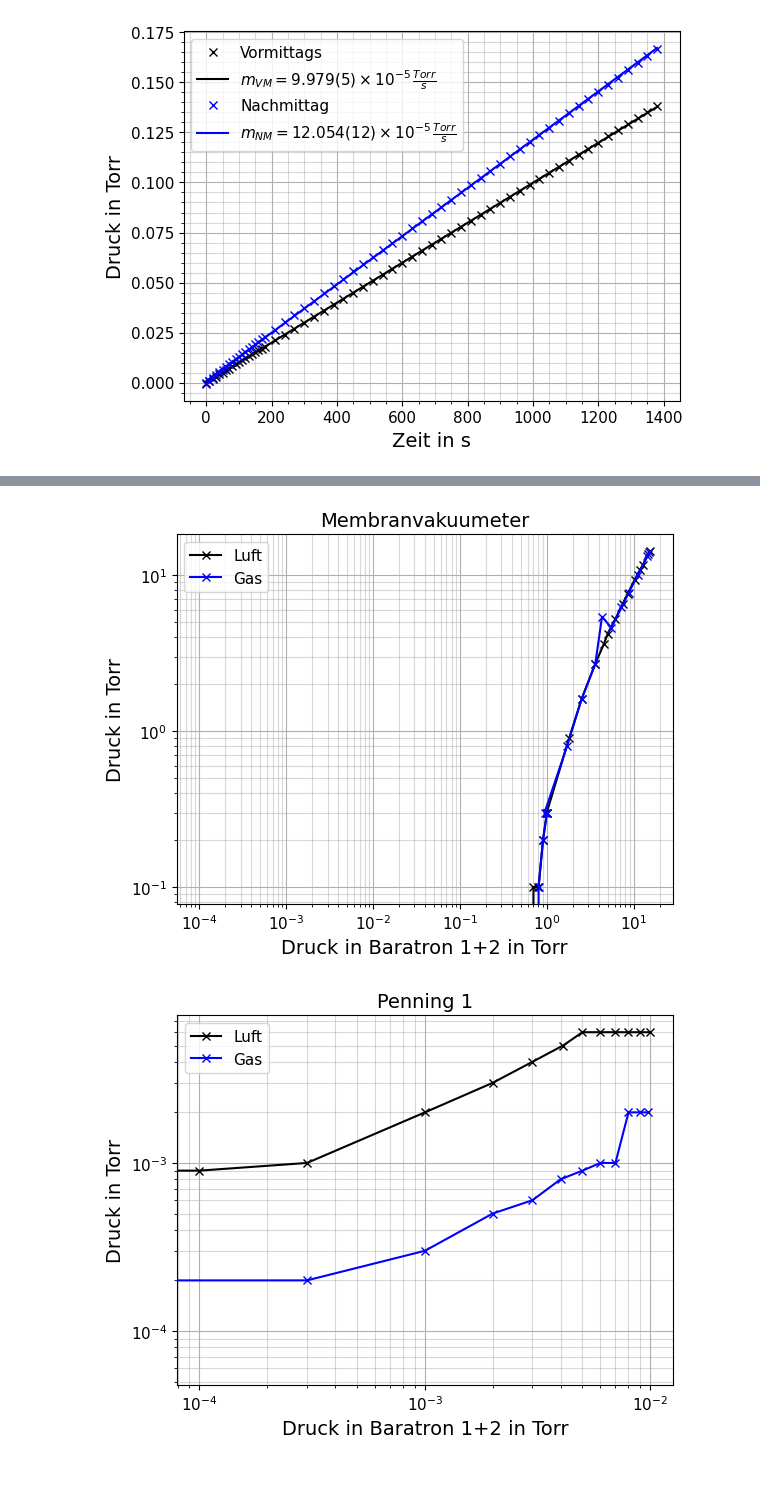
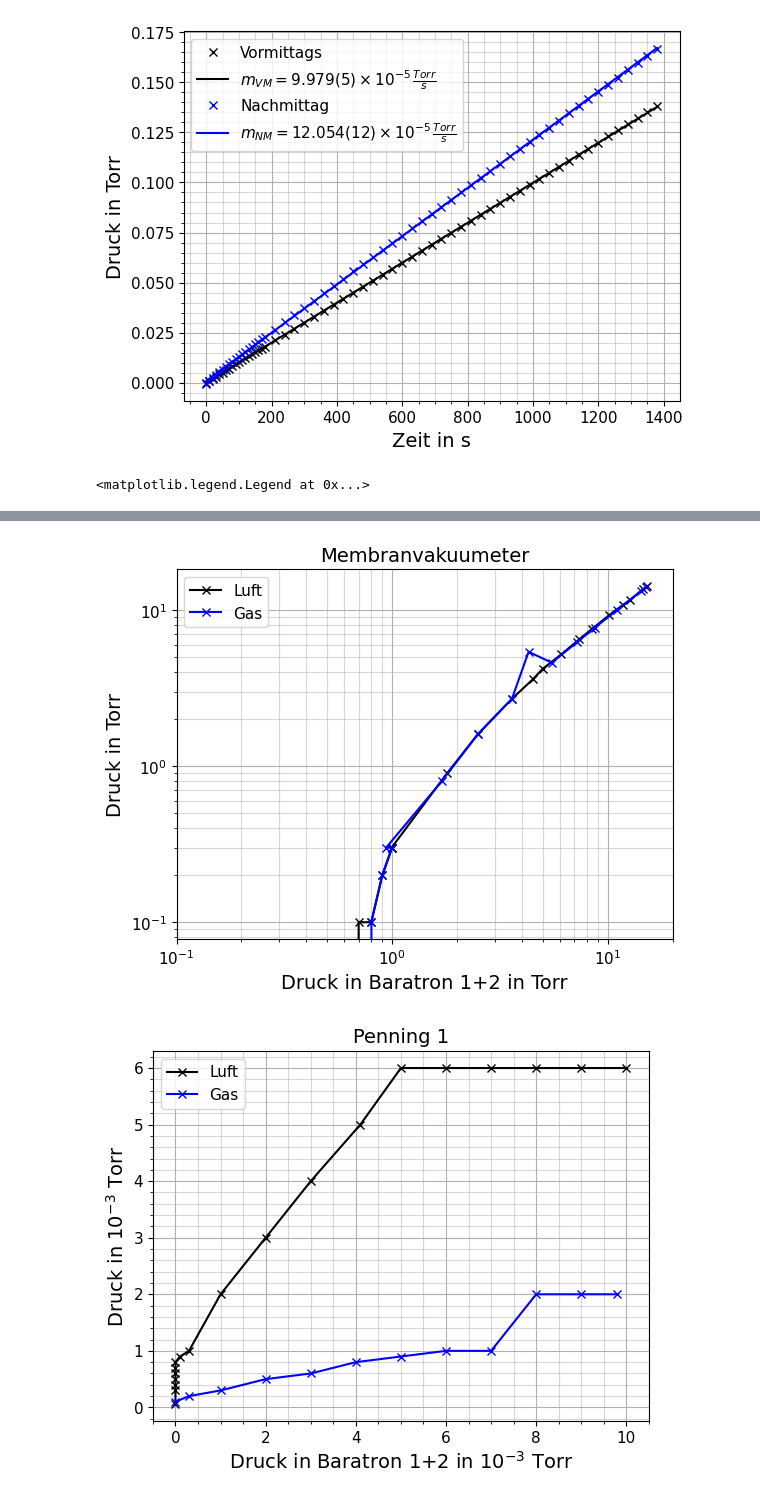
Before and after one commit to NicolasRohrbeck/fprak, a Jupyter notebook: scripts/vakuum.ipynb, the cells around one changed output, grey strips where cells are left out. Cells and saved outputs as stored; diff of their text form; code cells hidden in the pictures.

Commit message:
Vakuum Bis Korrekturfaktor

```diff
--- a/scripts/vakuum.ipynb
+++ b/scripts/vakuum.ipynb
@@ -71,10 +71,10 @@ import numpy as np
 import matplotlib.pyplot as plt
 
 dv, bar1, bar2, mem, pen1, pir, ioni = np.genfromtxt(r'../Messdaten/20260427_Vakuum/druckmesskopfkennlinie_luft.csv', skip_header=1, unpack=True, delimiter=',', missing_values="", filling_values=np.nan)
-luft = (dv, bar1, bar2, mem, pen1, pir/10, ioni)
+luft = (dv, bar1, bar2, mem, pen1, pir/10, ioni*0.75) # ionivac in Torr statt mbar
 
 dv, bar1, bar2, mem, pen1, pir, ioni = np.genfromtxt(r'../Messdaten/20260427_Vakuum/druckmesskopfkennlinie_he.csv', skip_header=1, unpack=True, delimiter=',', missing_values="", filling_values=np.nan)
-he = (dv, bar1, bar2, mem, pen1, pir/10, ioni)
+he = (dv, bar1, bar2, mem, pen1, pir/10, ioni*0.75) # pirani in mV statt 0.1 mV
 
 
 xluft = np.append(luft[1][:13], luft[2][13:])
@@ -90,12 +90,22 @@ meter = {"Gasfluss":(luft[0], he[0]),
 
 for key in meter.keys():
     fig, ax = plt.subplots()
-    ax.plot(xluft, meter[key][0], "x-k", label="Luft")
-    ax.plot(xhe, meter[key][1], "x-b", label="Gas")
-    if key != "Gasfluss":
+    if key == "Ionivac" or key == "Penning 1":
+        ax.plot(xluft*1e3, meter[key][0]*1e3, "x-k", label="Luft")
+        ax.plot(xhe*1e3, meter[key][1]*1e3, "x-b", label="Gas")
+    else:
+        ax.plot(xluft, meter[key][0], "x-k", label="Luft")
+        ax.plot(xhe, meter[key][1], "x-b", label="Gas")
+    if key == "Gasfluss":
+        ax.set_xscale("log")
+    elif key == "Penning 1" or key == "Ionivac":
+        #ax.set_yscale("log")
+        pass
+    else:
         ax.loglog()
-    else:
-        ax.set_xscale("log")
+
+    if key == "Membranvakuumeter":
+        ax.set_xlim(1e-1,20)
 
     ax.set_title(key, fontsize=14)
 
@@ -103,7 +113,10 @@ for key in meter.keys():
     if key == "Pirani":
         ax.set_ylabel("Heizspannung in mV", fontsize=14)
     elif key == "Gasfluss":
-        ax.set_ylabel("Gasfluss in ")
+        ax.set_ylabel("Gasfluss Digitale Positionsanzeige", fontsize=14)
+    elif key == "Ionivac" or key == "Penning 1":
+        ax.set_ylabel(r"Druck in $10^{-3}$ Torr", fontsize=14)
+        ax.set_xlabel(r"Druck in Baratron 1+2 in $10^{-3}$ Torr", fontsize=14)
     else:
         ax.set_ylabel("Druck in Torr", fontsize=14)
     ax.tick_params(labelsize=11)
@@ -112,4 +125,24 @@ for key in meter.keys():
     ax.grid(which='major')
     ax.grid(which='minor', alpha=0.5)
     ax.legend(fontsize=11)
+
+    #fig.savefig(f"../Bilder/Vakuum/{key}.pdf")
+
+iopenfig, iopenax = plt.subplots()
+iopenax.plot(meter["Penning 1"][0], meter["Ionivac"][0], "x-k", label="Luft")
+iopenax.plot(meter["Penning 1"][1], meter["Ionivac"][1], "x-b", label="Gas")
+
+iopenax.loglog()
+
+iopenax.set_xlabel("Druck in Penning 1 in Torr", fontsize=14)
+iopenax.set_ylabel("Druck in Ionivac in Torr", fontsize=14)
+iopenax.tick_params(labelsize=11)
+
+iopenax.minorticks_on()
+iopenax.grid(which='major')
+iopenax.grid(which='minor', alpha=0.5)
+iopenax.legend(fontsize=11)
+
+#iopenfig.savefig(f"../Bilder/Vakuum/Penning_vs_Ionivac.pdf")
 # %% [output]
+<matplotlib.legend.Legend at 0x...>
@@ -117,5 +150,5 @@ for key in meter.keys():
 [figure]
 [figure]
-[figure, old version]
+[figure, new version]
-[figure, old version]
+[figure, new version]
 [figure]
```
Also changed, not shown: parts of 2 cells of this notebook.
